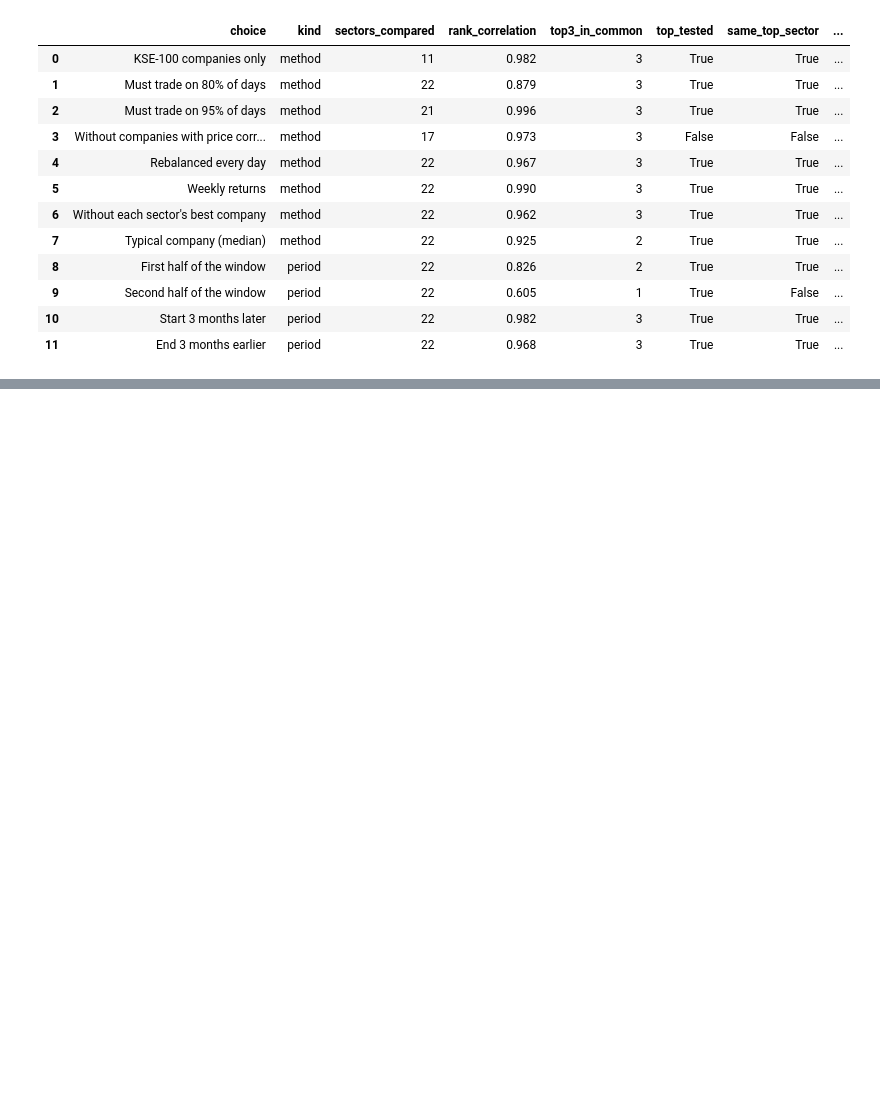
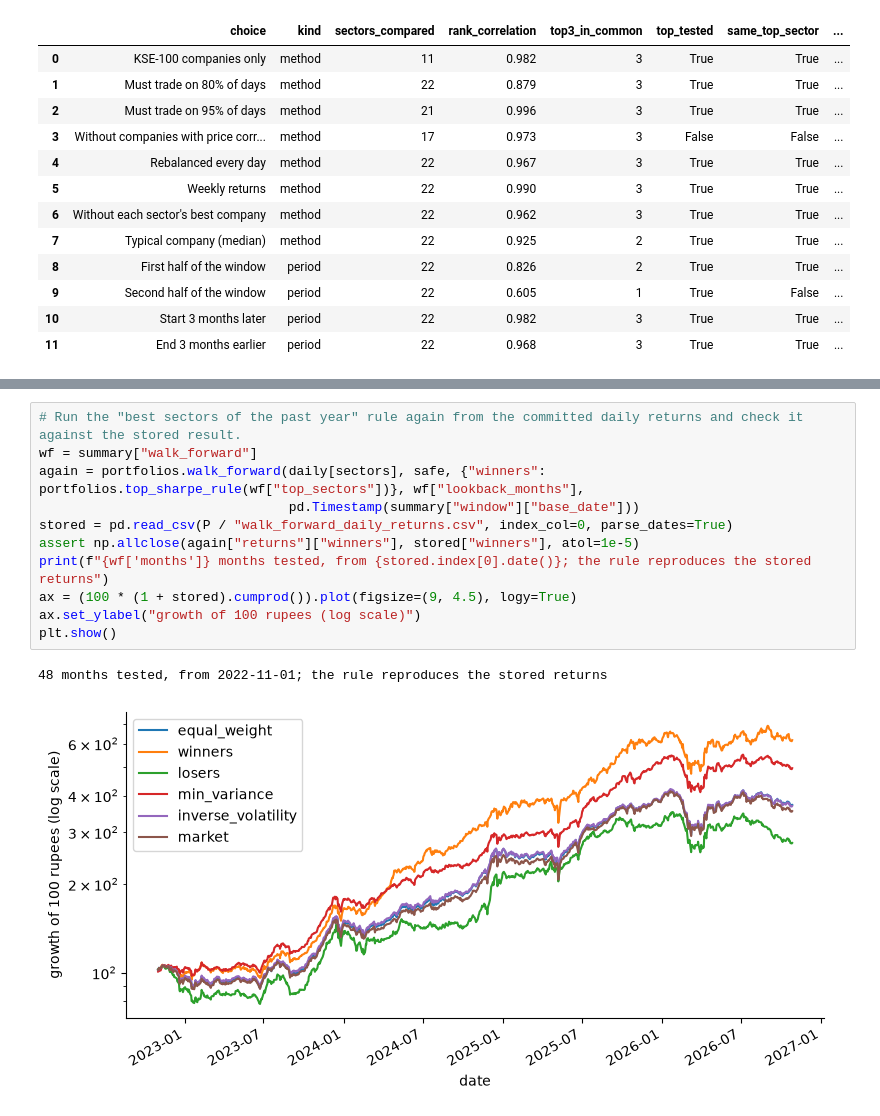
Before and after one commit to Maira-W/psx-sector-risk-return, a Jupyter notebook: notebooks/sector_risk_return.ipynb, the cells around one changed output, grey strips where cells are left out. Saved outputs shown, nothing was run; the diff lists cells and outputs as text; blank space fills up the shorter version.

```diff
--- a/notebooks/sector_risk_return.ipynb
+++ b/notebooks/sector_risk_return.ipynb
@@ -272,0 +380,14 @@ sharpes.rank(ascending=False, method="min").astype("Int64")
+# %%
+# Run the "best sectors of the past year" rule again from the committed daily returns and check it against the stored result.
+wf = summary["walk_forward"]
+again = portfolios.walk_forward(daily[sectors], safe, {"winners": portfolios.top_sharpe_rule(wf["top_sectors"])}, wf["lookback_months"],
+                                pd.Timestamp(summary["window"]["base_date"]))
+stored = pd.read_csv(P / "walk_forward_daily_returns.csv", index_col=0, parse_dates=True)
+assert np.allclose(again["returns"]["winners"], stored["winners"], atol=1e-5)
+print(f"{wf['months']} months tested, from {stored.index[0].date()}; the rule reproduces the stored returns")
+ax = (100 * (1 + stored).cumprod()).plot(figsize=(9, 4.5), logy=True)
+ax.set_ylabel("growth of 100 rupees (log scale)")
+plt.show()
+# %% [output]
+48 months tested, from 2022-11-01; the rule reproduces the stored returns
+[figure, added]
```
Also changed, not shown: parts of 13 cells of this notebook, 35 other files.
